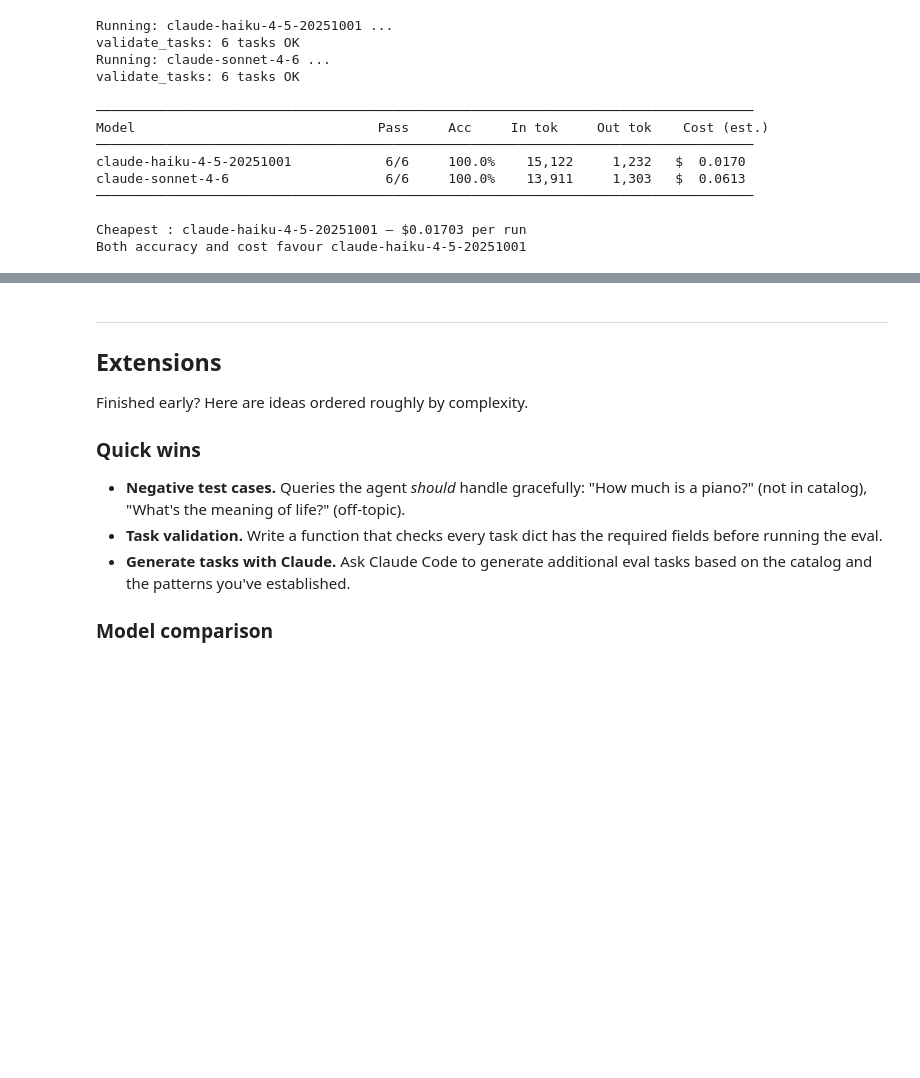
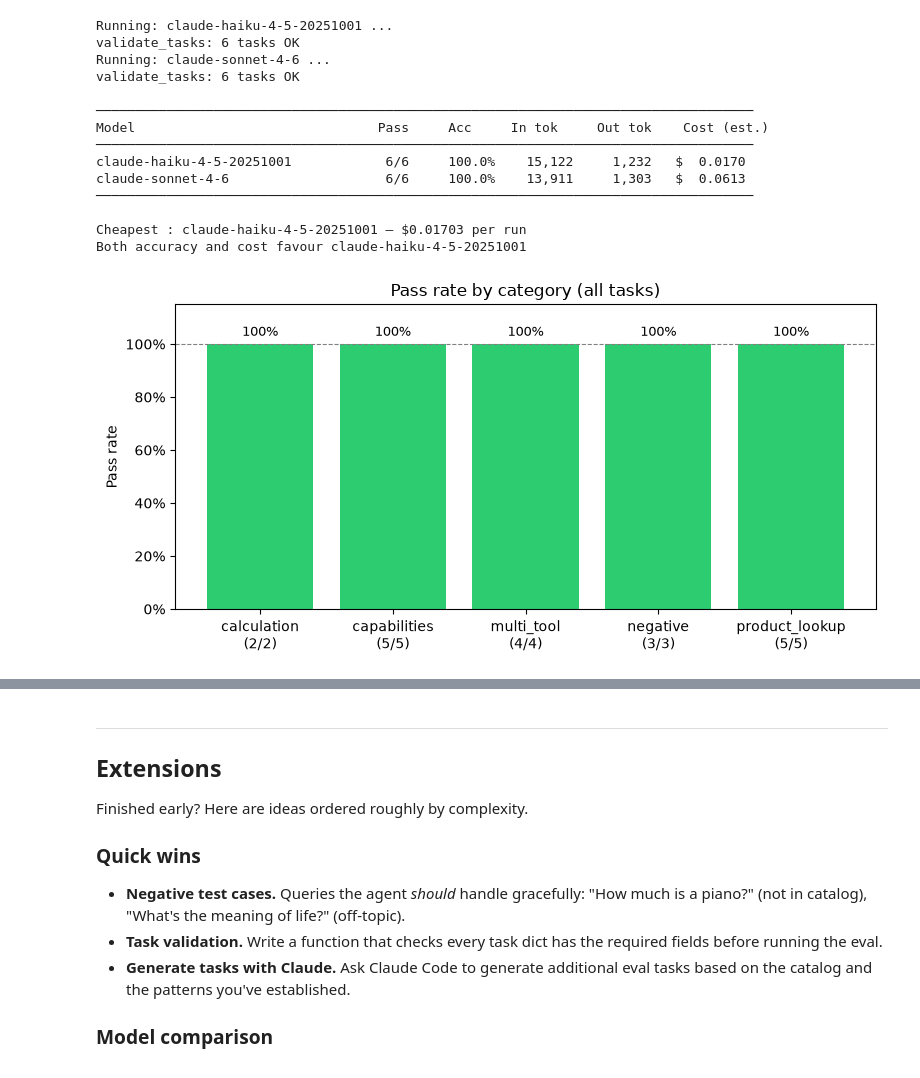
Before and after one commit to VadOs1/claude-practice, a Jupyter notebook: task05-evals/Building_an_Eval.ipynb, the cells around one changed output, grey strips where cells are left out. Drawn from its saved outputs; the diff is of its cells as text; code cells hidden in the pictures; blank space fills up the shorter version.

```diff
--- a/task05-evals/Building_an_Eval.ipynb
+++ b/task05-evals/Building_an_Eval.ipynb
@@ -1262,3 +1262,93 @@ claude-sonnet-4-6                    6/6     100.0%    13,911     1,303   $  0.0
 
 Cheapest : claude-haiku-4-5-20251001 — $0.01703 per run
 Both accuracy and cost favour claude-haiku-4-5-20251001
+# %%
+# ── Results visualization ────────────────────────────────────────────────────
+
+import matplotlib.pyplot as plt
+import matplotlib.ticker as mticker
+
+
+def _short_model(model):
+    parts = model.split("-")
+    return "-".join(p for p in parts[1:] if not (len(p) >= 8 and p.isdigit()))
+
+
+def plot_category_breakdown(results, title="Pass rate by category"):
+    """Bar chart of pass rates per category for the first run in results."""
+    run = results["runs"][0]
+    cats = {}
+    for r in run:
+        c = r.get("category", "uncategorized")
+        cats.setdefault(c, {"passed": 0, "total": 0})
+        cats[c]["total"] += 1
+        if r["passed"]:
+            cats[c]["passed"] += 1
+
+    names = sorted(cats)
+    rates = [100 * cats[c]["passed"] / cats[c]["total"] for c in names]
+    labels = [f"{c}\n({cats[c]['passed']}/{cats[c]['total']})" for c in names]
+    colors = ["#2ecc71" if r == 100 else "#e74c3c" if r < 60 else "#f39c12" for r in rates]
+
+    fig, ax = plt.subplots(figsize=(8, 4))
+    bars = ax.bar(labels, rates, color=colors)
+    ax.set_ylim(0, 115)
+    ax.yaxis.set_major_formatter(mticker.PercentFormatter())
+    ax.axhline(100, color="gray", linestyle="--", linewidth=0.8)
+    ax.set_title(title)
+    ax.set_ylabel("Pass rate")
+    for bar, rate in zip(bars, rates):
+        ax.text(bar.get_x() + bar.get_width() / 2, bar.get_height() + 2,
+                f"{rate:.0f}%", ha="center", va="bottom", fontsize=9)
+    plt.tight_layout()
+    plt.show()
+
+
+def plot_model_comparison(rows):
+    """Side-by-side bar charts: accuracy (%) and estimated cost (USD) per model."""
+    if not rows:
+        print("No comparison data — run compare_models() first.")
+        return
+
+    labels = [_short_model(r["model"]) for r in rows]
+    accs   = [r["pct"]      for r in rows]
+    costs  = [r["cost_usd"] for r in rows]
+
+    fig, (ax1, ax2) = plt.subplots(1, 2, figsize=(10, 4))
+
+    bars1 = ax1.bar(labels, accs, color="#3498db")
+    ax1.set_ylim(0, 115)
+    ax1.yaxis.set_major_formatter(mticker.PercentFormatter())
+    ax1.axhline(100, color="gray", linestyle="--", linewidth=0.8)
+    ax1.set_title("Accuracy by model")
+    ax1.set_ylabel("Pass rate")
+    for bar, acc in zip(bars1, accs):
+        ax1.text(bar.get_x() + bar.get_width() / 2, bar.get_height() + 1,
+                 f"{acc:.1f}%", ha="center", va="bottom", fontsize=9)
+
+    bars2 = ax2.bar(labels, costs, color="#e67e22")
+    ax2.set_title("Estimated cost per run")
+    ax2.set_ylabel("Cost (USD)")
+    ax2.yaxis.set_major_formatter(mticker.FormatStrFormatter("$%.4f"))
+    for bar, cost in zip(bars2, costs):
+        ax2.text(bar.get_x() + bar.get_width() / 2, bar.get_height() * 1.03,
+                 f"${cost:.4f}", ha="center", va="bottom", fontsize=9)
+
+    plt.suptitle("Cost vs accuracy across models", fontweight="bold")
+    plt.tight_layout()
+    plt.show()
+
+
+# Category breakdown from the most recent extended eval run
+try:
+    plot_category_breakdown(results_extended, title="Pass rate by category (all tasks)")
+except NameError:
+    plot_category_breakdown(results)
+
+# Model comparison (only if compare_models was run)
+try:
+    plot_model_comparison(model_comparison)
+except NameError:
+    print("Run the model comparison cell first to see the model chart.")
+# %% [output]
+[figure, added]
```
Also changed, not shown: parts of 1 cell of this notebook.
